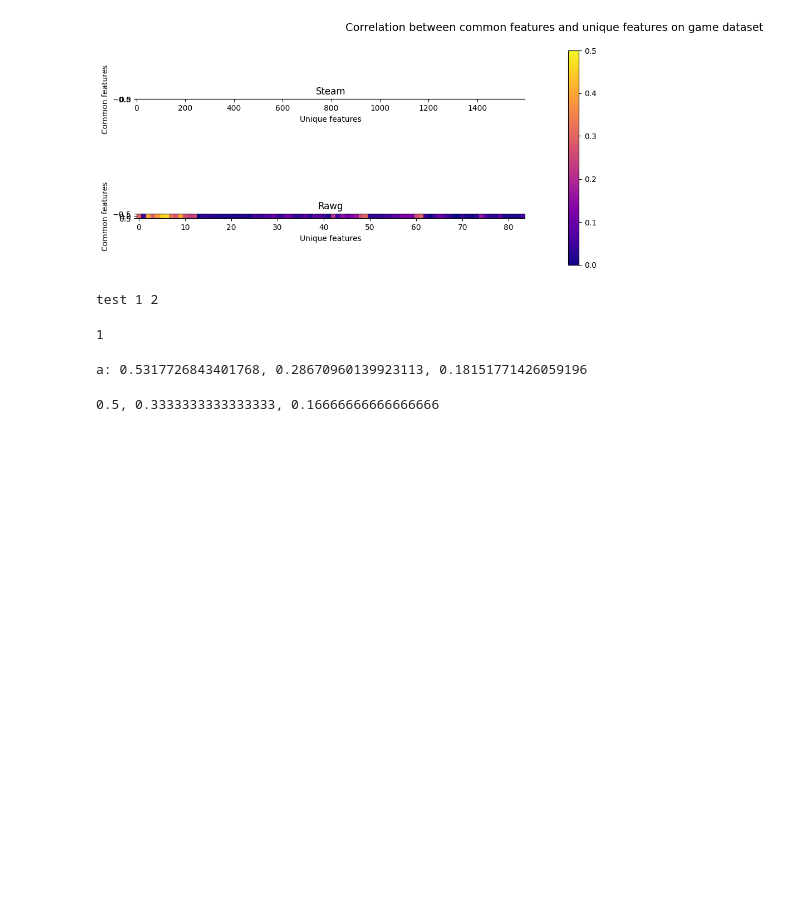
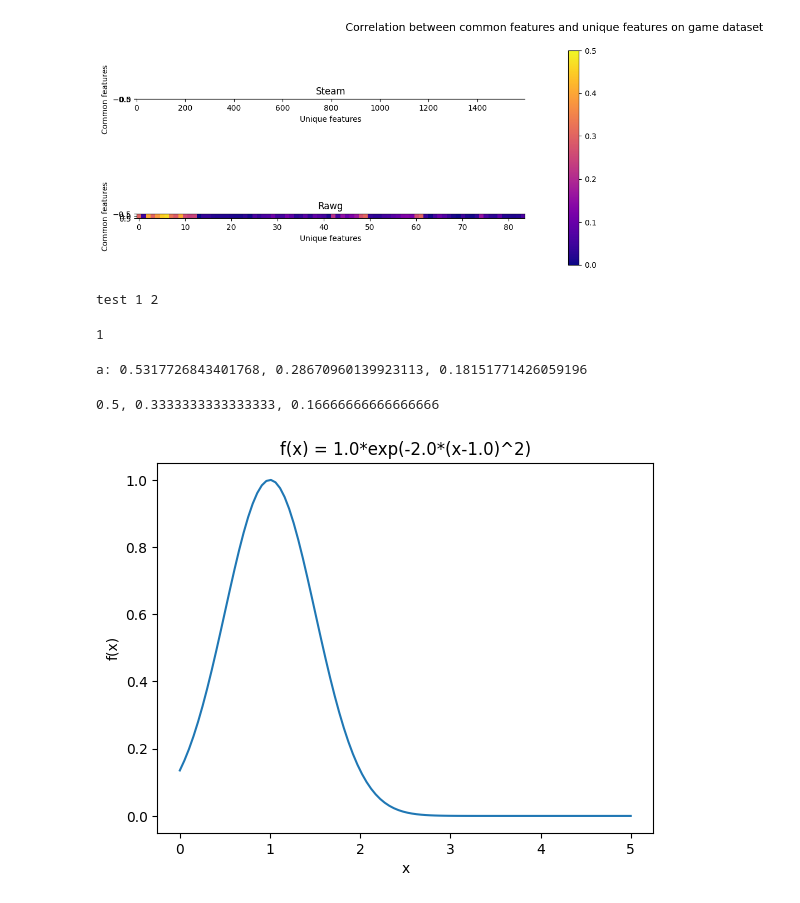
Before and after one commit to Xtra-Computing/VertiBench, a Jupyter notebook: playground.ipynb, the cells around one changed output. Saved outputs shown, nothing was run; the diff lists cells and outputs as text; code cells hidden in the pictures; blank space fills up the shorter version.

```diff
--- a/playground.ipynb
+++ b/playground.ipynb
@@ -309,3 +309,29 @@ a: 0.5317726843401768, 0.28670960139923113, 0.18151771426059196
 print(f"{3/6}, {2/6}, {1/6}")
 # %% [output]
 0.5, 0.3333333333333333, 0.16666666666666666
+# %%
+import numpy as np
+import matplotlib.pyplot as plt
+
+# Define the function
+def f(x, t, a):
+    return t * np.exp(-a * (x - t)**2)
+
+# Define the values of t and a
+t = 1.0
+a = 2.0
+
+# Define the range of x values
+x = np.linspace(0, 5, 100)
+
+# Calculate the corresponding y values
+y = f(x, t, a)
+
+# Plot the curve
+plt.plot(x, y)
+plt.xlabel('x')
+plt.ylabel('f(x)')
+plt.title(f'f(x) = {t}*exp(-{a}*(x-{t})^2)')
+plt.show()
+# %% [output]
+[figure, added]
```
Also changed, not shown: 5 other files.
